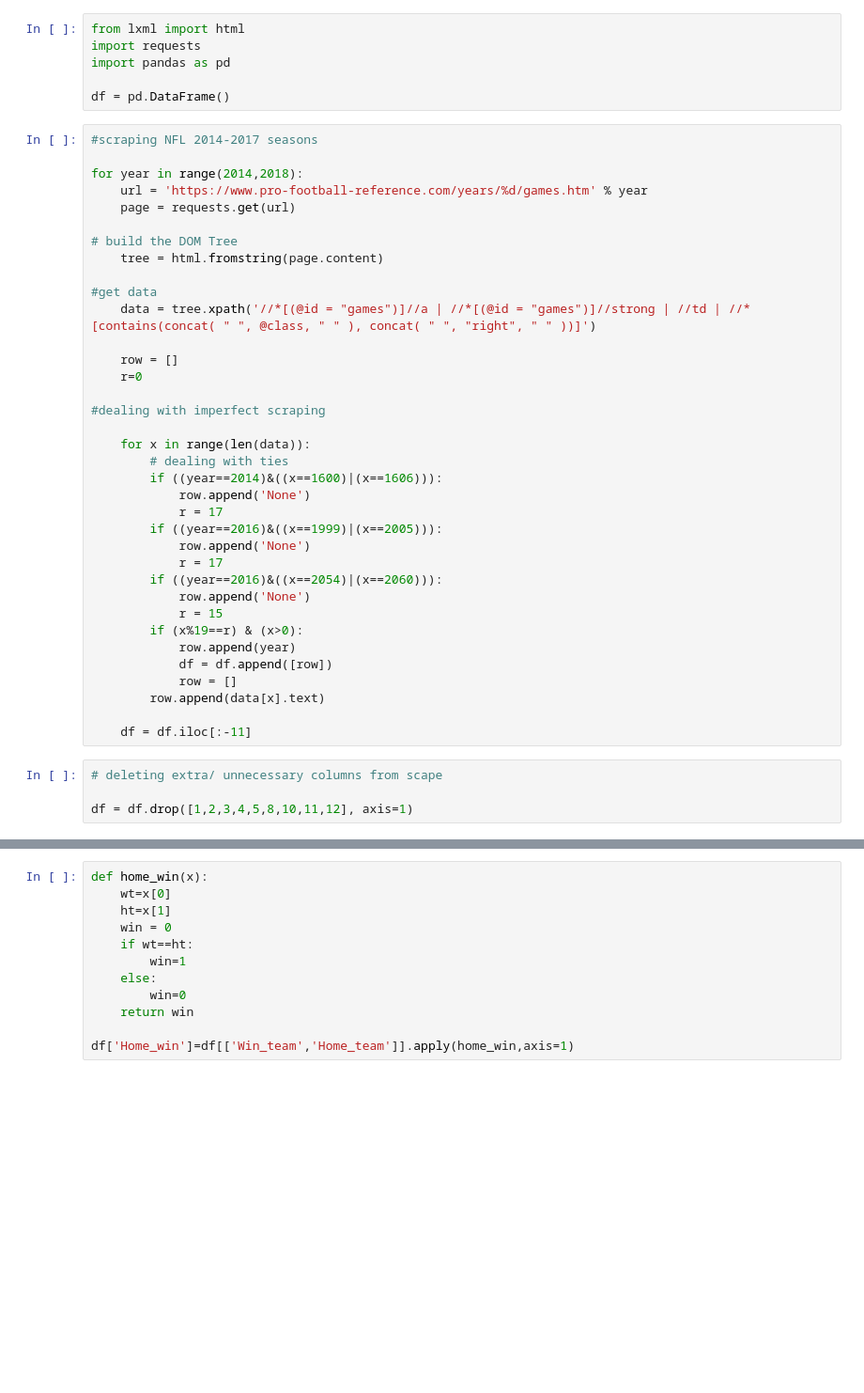
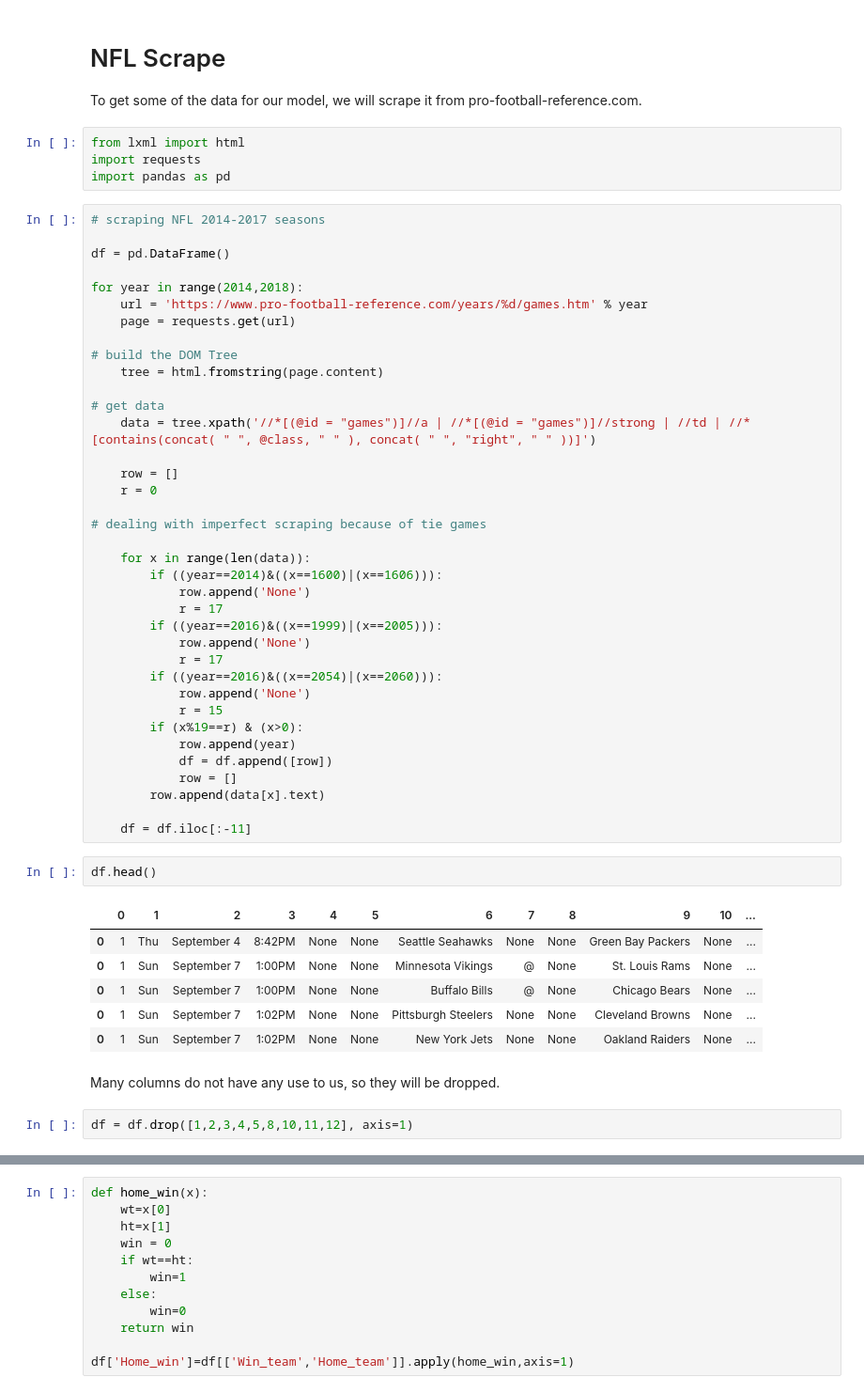
Before and after one commit to cport17/Springboard-Data-Science, a Jupyter notebook: NFL_scrape.ipynb, the cells around one changed output, grey strips where cells are left out. Shown at 94% size. Saved outputs shown, nothing was run; the diff lists cells and outputs as text; blank space fills up the shorter version.

```diff
--- a/NFL_scrape.ipynb
+++ b/NFL_scrape.ipynb
@@ -1,11 +1,14 @@
+# %% [markdown]
+# NFL Scrape
+To get some of the data for our model, we will scrape it from pro-football-reference.com.
 # %%
 from lxml import html
 import requests
 import pandas as pd
-
-df = pd.DataFrame()
 # %%
-#scraping NFL 2014-2017 seasons
+# scraping NFL 2014-2017 seasons
+
+df = pd.DataFrame()
 
 for year in range(2014,2018):
     url = 'https://www.pro-football-reference.com/years/%d/games.htm' % year
@@ -14,16 +17,15 @@ for year in range(2014,2018):
 # build the DOM Tree
     tree = html.fromstring(page.content)
 
-#get data
+# get data
     data = tree.xpath('//*[(@id = "games")]//a | //*[(@id = "games")]//strong | //td | //*[contains(concat( " ", @class, " " ), concat( " ", "right", " " ))]')
 
     row = []
-    r=0
+    r = 0
 
-#dealing with imperfect scraping
+# dealing with imperfect scraping because of tie games
 
     for x in range(len(data)):
-        # dealing with ties
         if ((year==2014)&((x==1600)|(x==1606))):
             row.append('None')
             r = 17
@@ -40,7 +42,16 @@ for year in range(2014,2018):
         row.append(data[x].text)
 
     df = df.iloc[:-11]
+# %%
+df.head()
+# %% [output]
+|  | 0 | 1 | 2 | 3 | 4 | 5 | 6 | 7 | 8 | 9 | 10 | ... |
+| 0 | 1 | Thu | September 4 | 8:42PM | None | None | Seattle Seahawks | None | None | Green Bay Packers | None | ... |
+| 0 | 1 | Sun | September 7 | 1:00PM | None | None | Minnesota Vikings | @ | None | St. Louis Rams | None | ... |
+| 0 | 1 | Sun | September 7 | 1:00PM | None | None | Buffalo Bills | @ | None | Chicago Bears | None | ... |
+| 0 | 1 | Sun | September 7 | 1:02PM | None | None | Pittsburgh Steelers | None | None | Cleveland Browns | None | ... |
+| 0 | 1 | Sun | September 7 | 1:02PM | None | None | New York Jets | None | None | Oakland Raiders | None | ... |
+# %% [markdown]
+Many columns do not have any use to us, so they will be dropped.
 # %%
-# deleting extra/ unnecessary columns from scape
-
 df = df.drop([1,2,3,4,5,8,10,11,12], axis=1)
```
Also changed, not shown: parts of 23 cells of this notebook, 1 other file.
